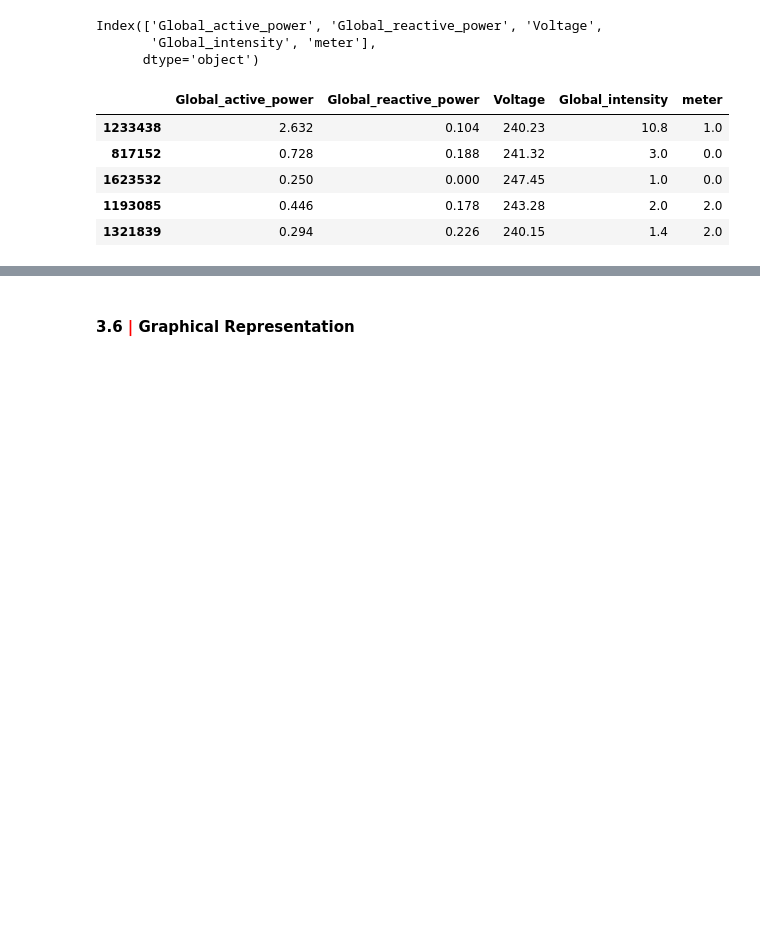
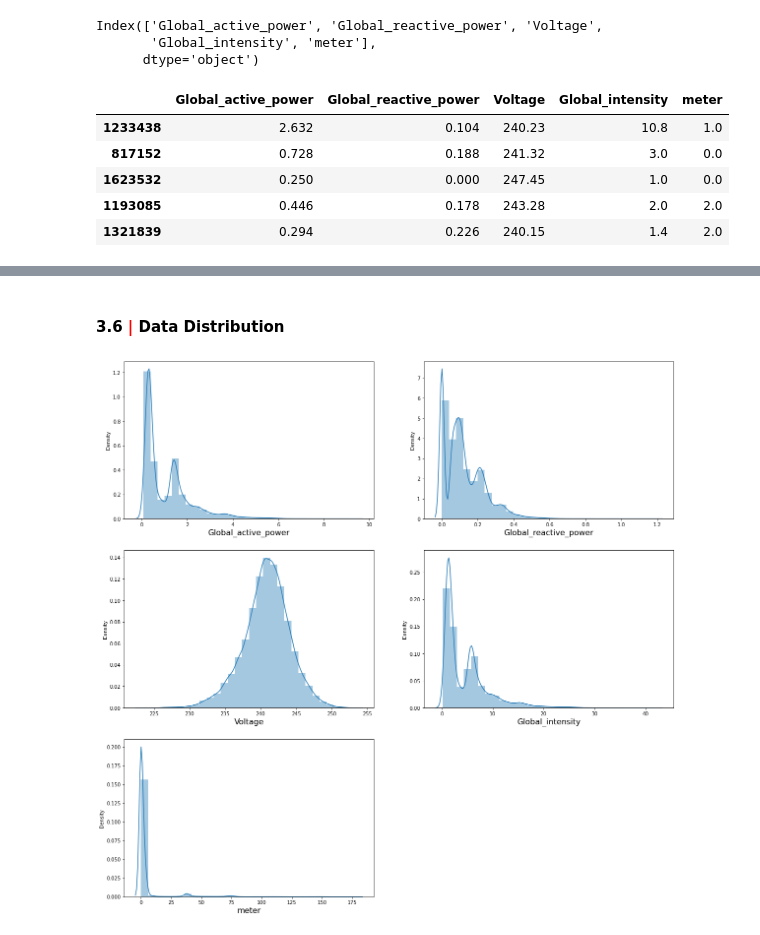
Before and after one commit to Preranapagar/ML_Projects, a Jupyter notebook: Project/Household Power Consumption/project.ipynb, the cells around one changed output, grey strips where cells are left out. Saved outputs shown, nothing was run; the diff lists cells and outputs as text; code cells hidden in the pictures; blank space fills up the shorter version.

```diff
--- a/Project/Household Power Consumption/project.ipynb
+++ b/Project/Household Power Consumption/project.ipynb
@@ -226,8 +226,18 @@ df_sample.describe().T
 | Global_intensity | 58994.0 | 4.656969 | 4.481814 | 0.200 | 1.400 | 2.600 | 6.400 | 41.800 |
 | meter | 58994.0 | 3.784080 | 13.551102 | 0.000 | 0.000 | 0.000 | 2.000 | 179.000 |
 # %% [markdown]
-#### 3.6 <span style='color:red'>|</span> Graphical Representation
+#### 3.6 <span style='color:red'>|</span> Data Distribution
 # %%
 #Data Distribution in each column
 plt.figure(figsize=(20,20), facecolor='white')
 plotnum =1
+
+for col in df_sample.columns:
+    if plotnum <= 5:
+        ax = plt.subplot(3,2,plotnum)
+        sns.distplot(df_sample[col], bins=30)
+        plt.xlabel(col, fontsize=16)
+    plotnum += 1
+plt.show()
+# %% [output]
+[figure, added]
```
Also changed, not shown: parts of 4 cells of this notebook, 1 other file.
